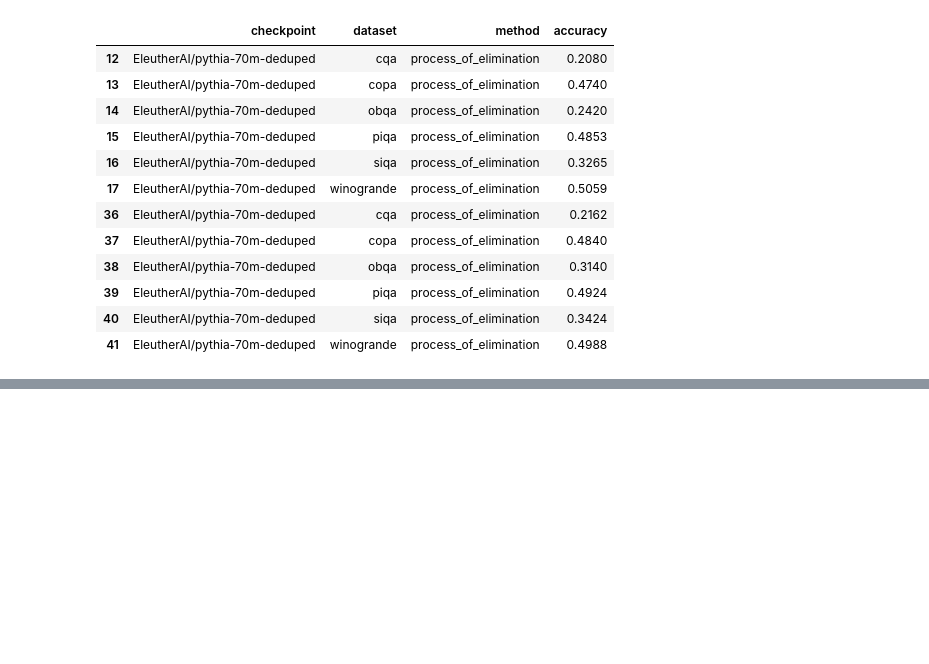
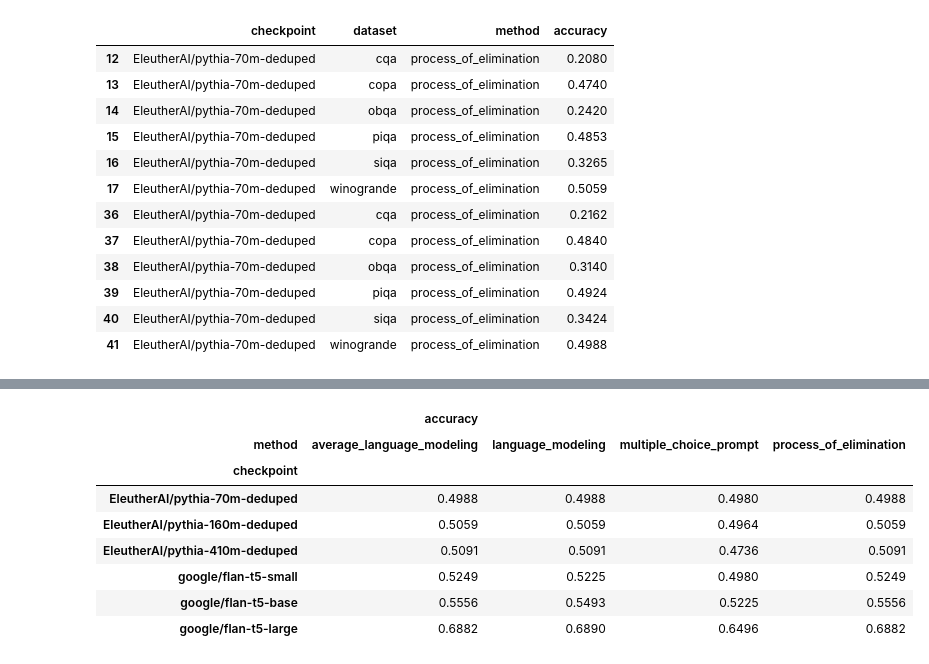
Before and after one commit to KasMasVan/csr_exp_resource_index, a Jupyter notebook: results/process.ipynb, the cells around one changed output, grey strips where cells are left out. Drawn from its saved outputs; the diff is of its cells as text; code cells hidden in the pictures; blank space fills up the shorter version.

```diff
--- a/results/process.ipynb
+++ b/results/process.ipynb
@@ -66,0 +69,12 @@ for i, checkpoint in enumerate(checkpoints):
+# %%
+df_vis.reindex(model_order)
+# %% [output]
+|  | accuracy |  |  |  |
+| method | average_language_modeling | language_modeling | multiple_choice_prompt | process_of_elimination |
+| checkpoint |  |  |  |  |
+| EleutherAI/pythia-70m-deduped | 0.4988 | 0.4988 | 0.4980 | 0.4988 |
+| EleutherAI/pythia-160m-deduped | 0.5059 | 0.5059 | 0.4964 | 0.5059 |
+| EleutherAI/pythia-410m-deduped | 0.5091 | 0.5091 | 0.4736 | 0.5091 |
+| google/flan-t5-small | 0.5249 | 0.5225 | 0.4980 | 0.5249 |
+| google/flan-t5-base | 0.5556 | 0.5493 | 0.5225 | 0.5556 |
+| google/flan-t5-large | 0.6882 | 0.6890 | 0.6496 | 0.6882 |
```
Also changed, not shown: parts of 1 cell of this notebook, 2 other files.
